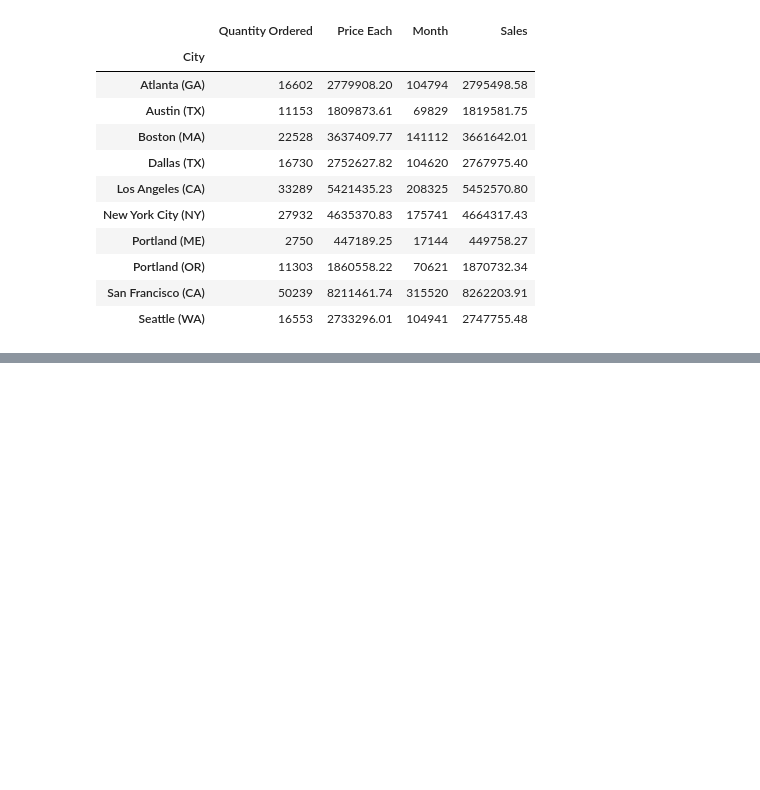
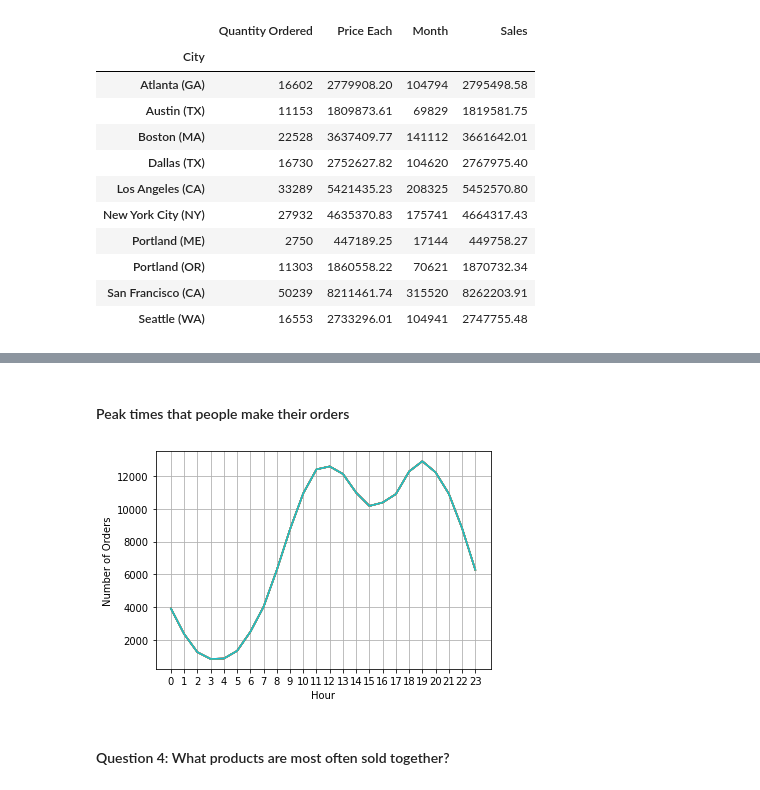
Before and after one commit to Mona-Klj/Electronic_Sales_Analysis_USA, a Jupyter notebook: SalesAnalysis_Project.ipynb, the cells around one changed output, grey strips where cells are left out. Cells and saved outputs as stored; diff of their text form; code cells hidden in the pictures; blank space fills up the shorter version.

```diff
--- a/SalesAnalysis_Project.ipynb
+++ b/SalesAnalysis_Project.ipynb
@@ -173,0 +178,3 @@ plt.show()
+# %%
+#To use Order Date we need to convert it to Date time data type
+all_data['Order Date'] = pd.to_datetime(all_data['Order Date'])
@@ -173,0 +190,4 @@ plt.show()
+# %%
+all_data['Hour'] = all_data['Order Date'].dt.hour
+all_data['Minute'] = all_data['Order Date'].dt.minute
+all_data.head()
@@ -173,0 +201,17 @@ plt.show()
+# %% [markdown]
+#### Peak times that people make their orders
+# %%
+hours = [hour for hour, df in all_data.groupby('Hour')]
+plt.plot(hours, all_data.groupby(['Hour']).count())
+plt.xticks(hours)
+plt.xlabel('Hour')
+plt.ylabel('Number of Orders')
+plt.grid()
+plt.show()
+#all_data.groupby(['Hour']).count()
+
+# My recommendation is slightly before 11am or 7pm
+# %% [output]
+[figure, added]
+# %% [markdown]
+#### Question 4: What products are most often sold together?
```
Also changed, not shown: parts of 11 cells of this notebook.
